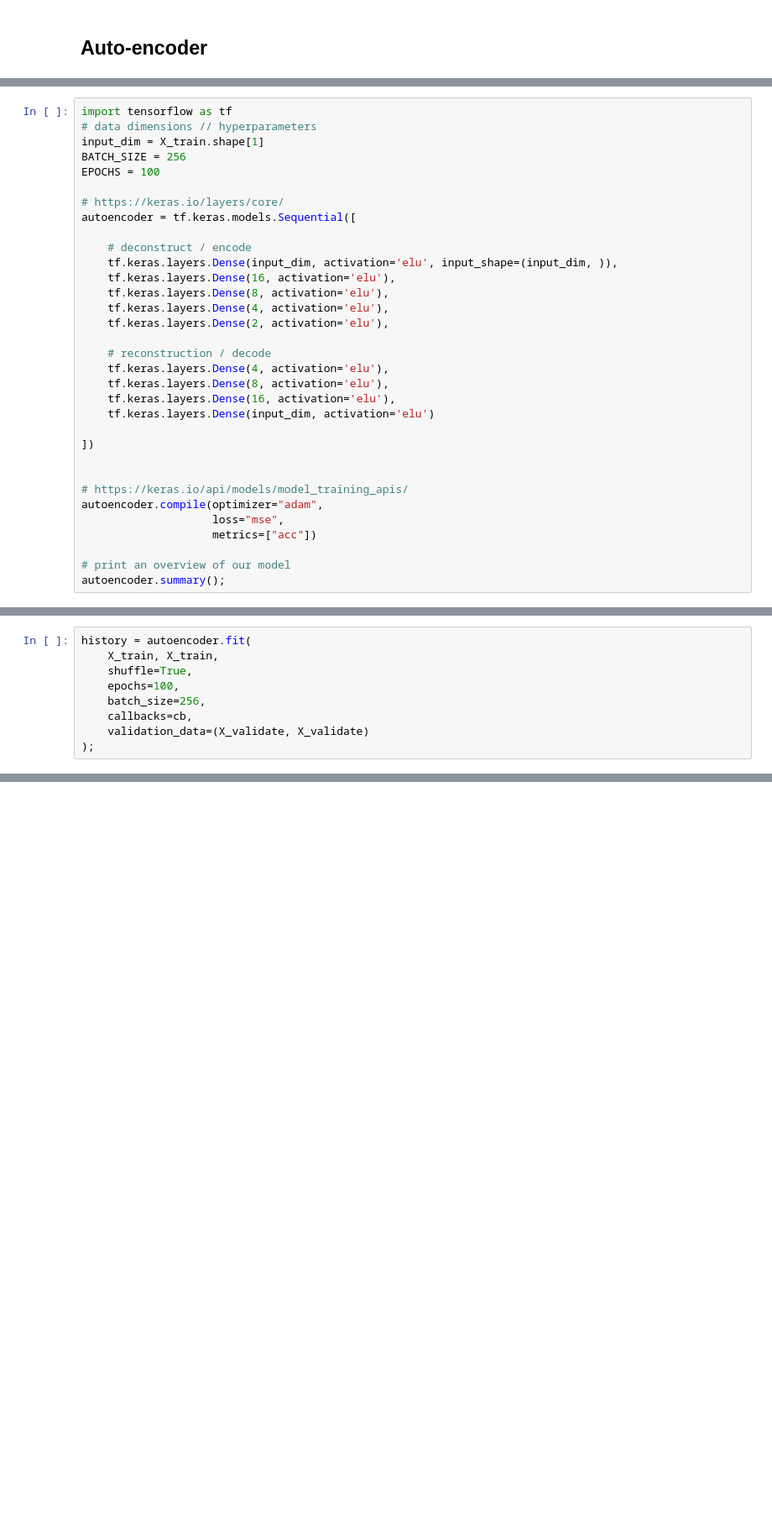
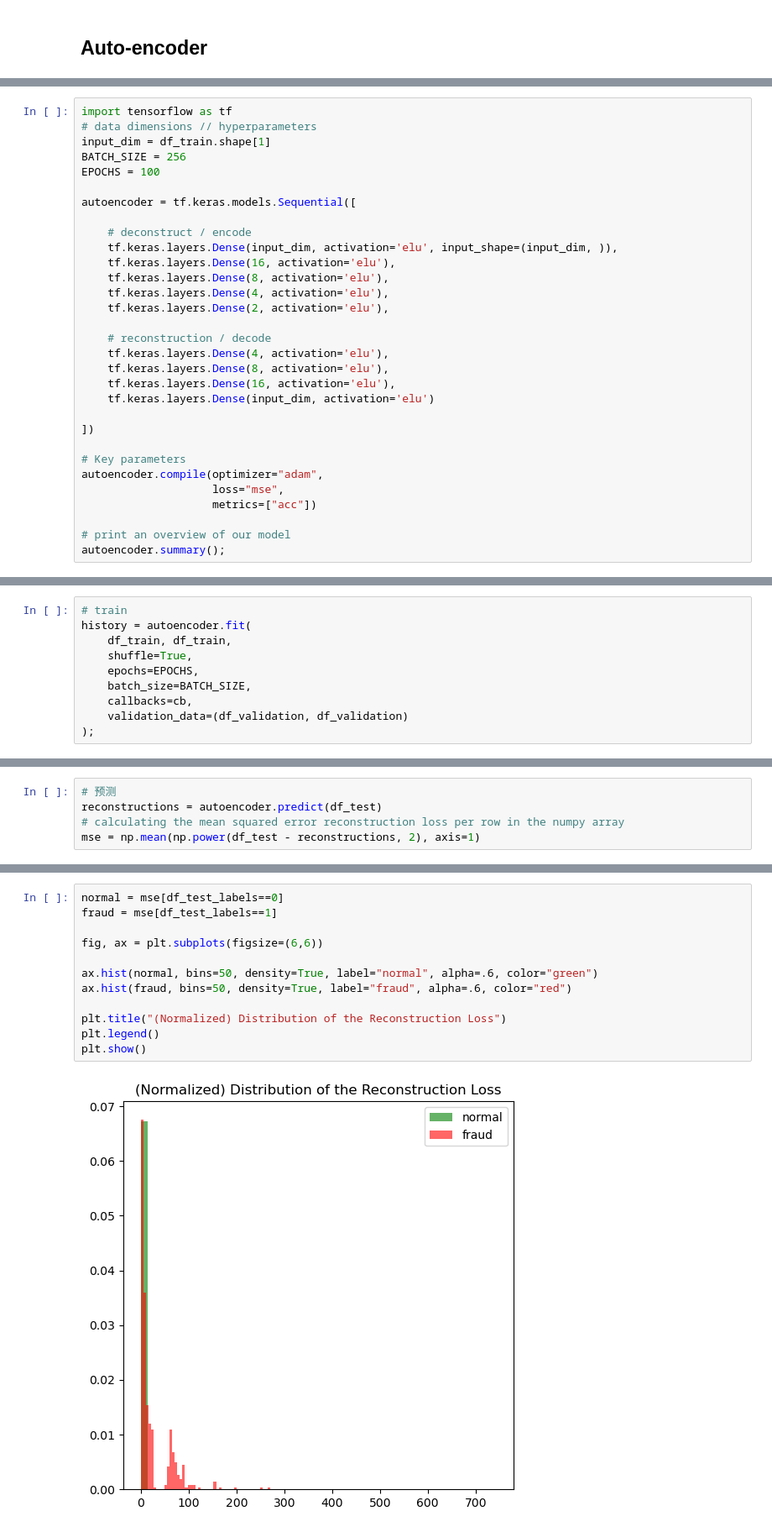
Before and after one commit to sheldonnnn007/disseration, a Jupyter notebook: msc-unsupervised.ipynb, the cells around one changed output, grey strips where cells are left out. Shown at 84% size. Drawn from its saved outputs; the diff is of its cells as text; blank space fills up the shorter version.

```diff
--- a/msc-unsupervised.ipynb
+++ b/msc-unsupervised.ipynb
@@ -258,11 +269,10 @@ X_train, X_validate = train_test_split(df_train_normal, test_size=0.2, random_st
 # %%
 import tensorflow as tf
 # data dimensions // hyperparameters
-input_dim = X_train.shape[1]
+input_dim = df_train.shape[1]
 BATCH_SIZE = 256
 EPOCHS = 100
 
-# https://keras.io/layers/core/
 autoencoder = tf.keras.models.Sequential([
 
     # deconstruct / encode
@@ -280,8 +290,7 @@ autoencoder = tf.keras.models.Sequential([
 
 ])
 
-
-# https://keras.io/api/models/model_training_apis/
+# Key parameters
 autoencoder.compile(optimizer="adam",
                     loss="mse",
                     metrics=["acc"])
@@ -348,11 +357,12 @@ X_train.shape
 # %%
+# train
 history = autoencoder.fit(
-    X_train, X_train,
+    df_train, df_train,
     shuffle=True,
-    epochs=100,
-    batch_size=256,
+    epochs=EPOCHS,
+    batch_size=BATCH_SIZE,
     callbacks=cb,
-    validation_data=(X_validate, X_validate)
+    validation_data=(df_validation, df_validation)
 );
 # %% [output]
 Epoch 1/100
@@ -375,0 +385,5 @@ KeyboardInterrupt:
+# %%
+# 预测
+reconstructions = autoencoder.predict(df_test)
+# calculating the mean squared error reconstruction loss per row in the numpy array
+mse = np.mean(np.power(df_test - reconstructions, 2), axis=1)
@@ -375,0 +408,14 @@ KeyboardInterrupt:
+# %%
+normal = mse[df_test_labels==0]
+fraud = mse[df_test_labels==1]
+
+fig, ax = plt.subplots(figsize=(6,6))
+
+ax.hist(normal, bins=50, density=True, label="normal", alpha=.6, color="green")
+ax.hist(fraud, bins=50, density=True, label="fraud", alpha=.6, color="red")
+
+plt.title("(Normalized) Distribution of the Reconstruction Loss")
+plt.legend()
+plt.show()
+# %% [output]
+[figure, added]
```
Also changed, not shown: parts of 24 cells of this notebook, 1 other file.
